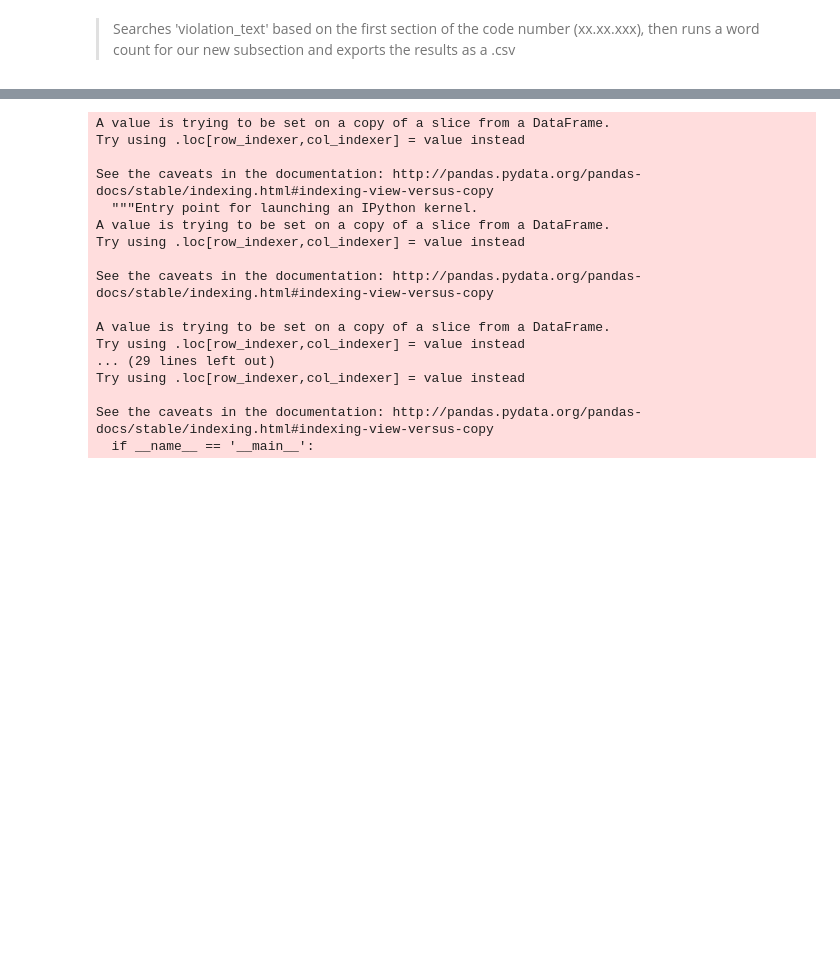
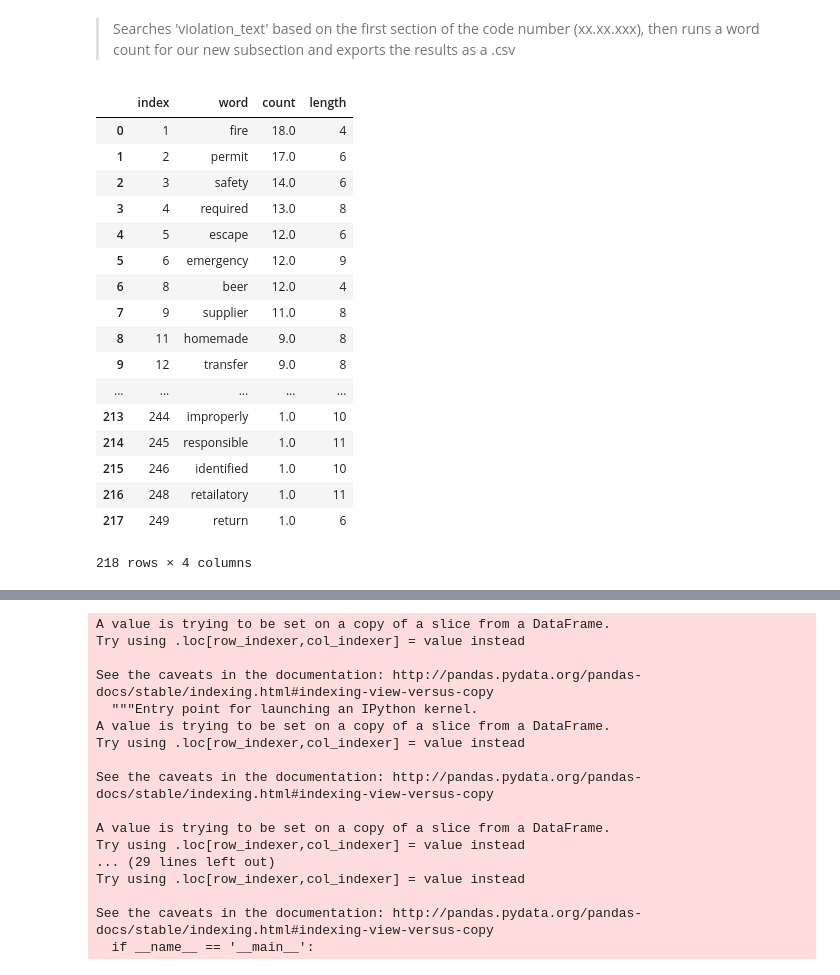
Before and after one commit to shrutijalewar/data-question-2-xtreme-united, a Jupyter notebook: DataQuestion2.ipynb, the cells around one changed output, grey strips where cells are left out. Drawn from its saved outputs; the diff is of its cells as text; code cells hidden in the pictures; blank space fills up the shorter version.

Commit message:
pulled unique words

```diff
--- a/DataQuestion2.ipynb
+++ b/DataQuestion2.ipynb
@@ -144,31 +153,50 @@ nash_count.reset_index()
 # %%
 #clean_data is the original .csv file
 bool5 = clean_data['VIOLATION_TEXT'].str.contains(str('5.\d{1,3}.\d{,3}'))
 viol5_df = clean_data[bool5== True]
 viol5_df.head(20)
 
 #Changing text to lowercase
 text_5 = viol5_df['VIOLATION_DESC'].astype(str)
 text_5 = text_5.str.lower()
 
 #Word count
 t5_vi_count = text_5.apply(lambda x: pd.value_counts(x.split(" "))).sum(axis = 0)
 
 #Sort word count (descending)
 t5_vi_count = t5_vi_count.sort_values(ascending = False)
 
 #Formatting the table
 t5_vi_count = t5_vi_count.reset_index()
 t5_vi_count.columns = ['word','count']
 
 #Remove words less than 3 characters, then reset the index
 t5_vi_count['length'] = t5_vi_count.word.str.len()
 t5_bool = t5_vi_count['length'] > 3
 t5_count = t5_vi_count[t5_bool == True]
 t5_count.reset_index()
 
 #Export results to csv for analysis
-t5_count.to_csv("/Users/Justin/GIT/data-question-2/t5_count.csv")
+#t5_count.to_csv("/Users/Justin/GIT/data-question-2/t5_count.csv")
+# %% [output]
+|  | index | word | count | length |
+| 0 | 1 | fire | 18.0 | 4 |
+| 1 | 2 | permit | 17.0 | 6 |
+| 2 | 3 | safety | 14.0 | 6 |
+| 3 | 4 | required | 13.0 | 8 |
+| 4 | 5 | escape | 12.0 | 6 |
+| 5 | 6 | emergency | 12.0 | 9 |
+| 6 | 8 | beer | 12.0 | 4 |
+| 7 | 9 | supplier | 11.0 | 8 |
+| 8 | 11 | homemade | 9.0 | 8 |
+| 9 | 12 | transfer | 9.0 | 8 |
+| ... | ... | ... | ... | ... |
+| 213 | 244 | improperly | 1.0 | 10 |
+| 214 | 245 | responsible | 1.0 | 11 |
+| 215 | 246 | identified | 1.0 | 10 |
+| 216 | 248 | retailatory | 1.0 | 11 |
+| 217 | 249 | return | 1.0 | 6 |
+218 rows × 4 columns
 # %%
 ## 6.xx.xxx
 
```
Also changed, not shown: parts of 16 cells of this notebook.
